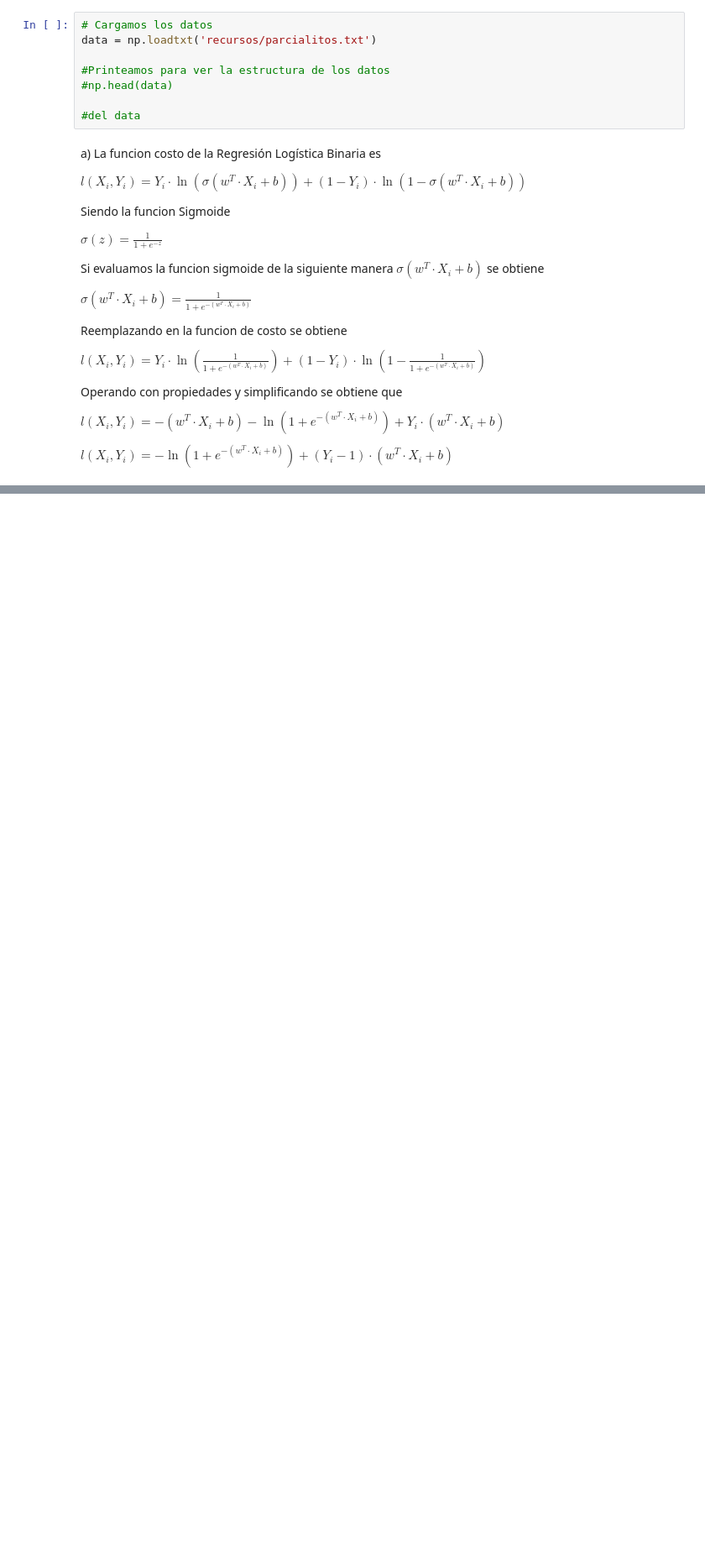
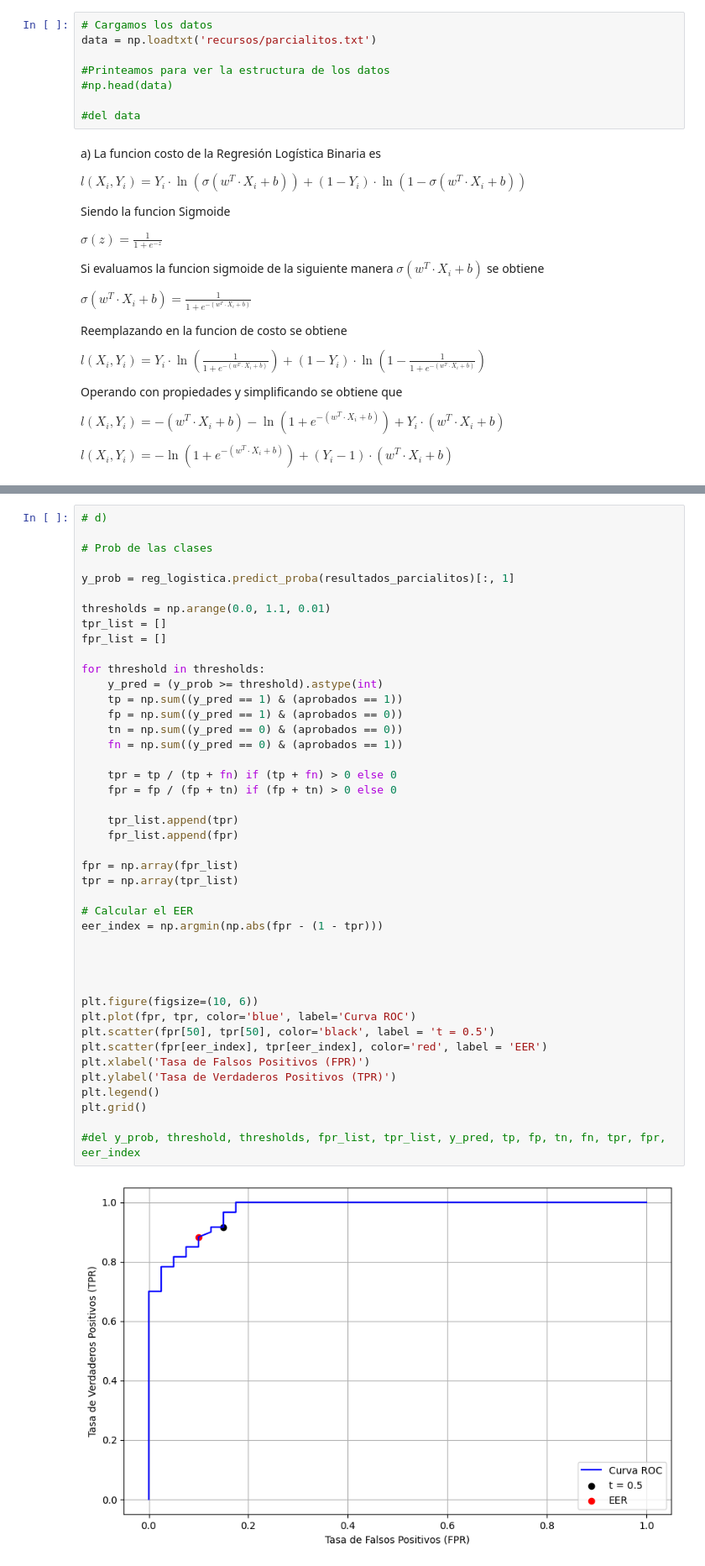
Before and after one commit to joaquinmacia/taller_procesamiento_senales, a Jupyter notebook: guia_2/guia_2.ipynb, the cells around one changed output, grey strips where cells are left out. Shown: that part at 84% size. Saved outputs shown, nothing was run; the diff lists cells and outputs as text; blank space fills up the shorter version.

```diff
--- a/guia_2/guia_2.ipynb
+++ b/guia_2/guia_2.ipynb
@@ -324 +328,46 @@ plt.legend()
 [figure]
+# %%
+# d)
+
+# Prob de las clases
+
+y_prob = reg_logistica.predict_proba(resultados_parcialitos)[:, 1]
+
+thresholds = np.arange(0.0, 1.1, 0.01)
+tpr_list = []
+fpr_list = []
+
+for threshold in thresholds:
+    y_pred = (y_prob >= threshold).astype(int)
+    tp = np.sum((y_pred == 1) & (aprobados == 1))
+    fp = np.sum((y_pred == 1) & (aprobados == 0))
+    tn = np.sum((y_pred == 0) & (aprobados == 0))
+    fn = np.sum((y_pred == 0) & (aprobados == 1))
+
+    tpr = tp / (tp + fn) if (tp + fn) > 0 else 0
+    fpr = fp / (fp + tn) if (fp + tn) > 0 else 0
+
+    tpr_list.append(tpr)
+    fpr_list.append(fpr)
+
+fpr = np.array(fpr_list)
+tpr = np.array(tpr_list)
+
+# Calcular el EER
+eer_index = np.argmin(np.abs(fpr - (1 - tpr)))
+
+
+
+
+plt.figure(figsize=(10, 6))
+plt.plot(fpr, tpr, color='blue', label='Curva ROC')
+plt.scatter(fpr[50], tpr[50], color='black', label = 't = 0.5')
+plt.scatter(fpr[eer_index], tpr[eer_index], color='red', label = 'EER')
+plt.xlabel('Tasa de Falsos Positivos (FPR)')
+plt.ylabel('Tasa de Verdaderos Positivos (TPR)')
+plt.legend()
+plt.grid()
+
+#del y_prob, threshold, thresholds, fpr_list, tpr_list, y_pred, tp, fp, tn, fn, tpr, fpr, eer_index
+# %% [output]
+[figure, added]
```
Also changed, not shown: parts of 3 cells of this notebook.
